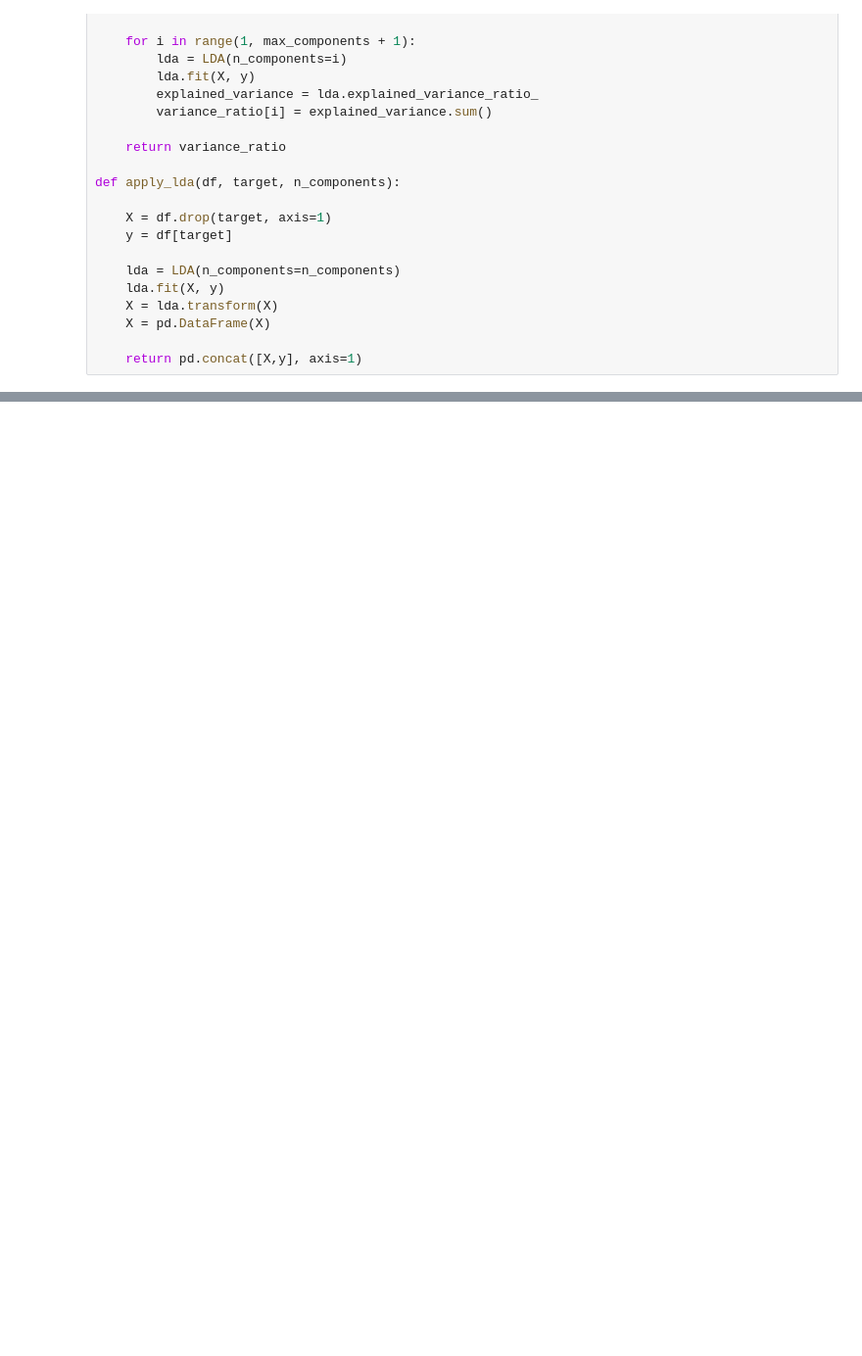
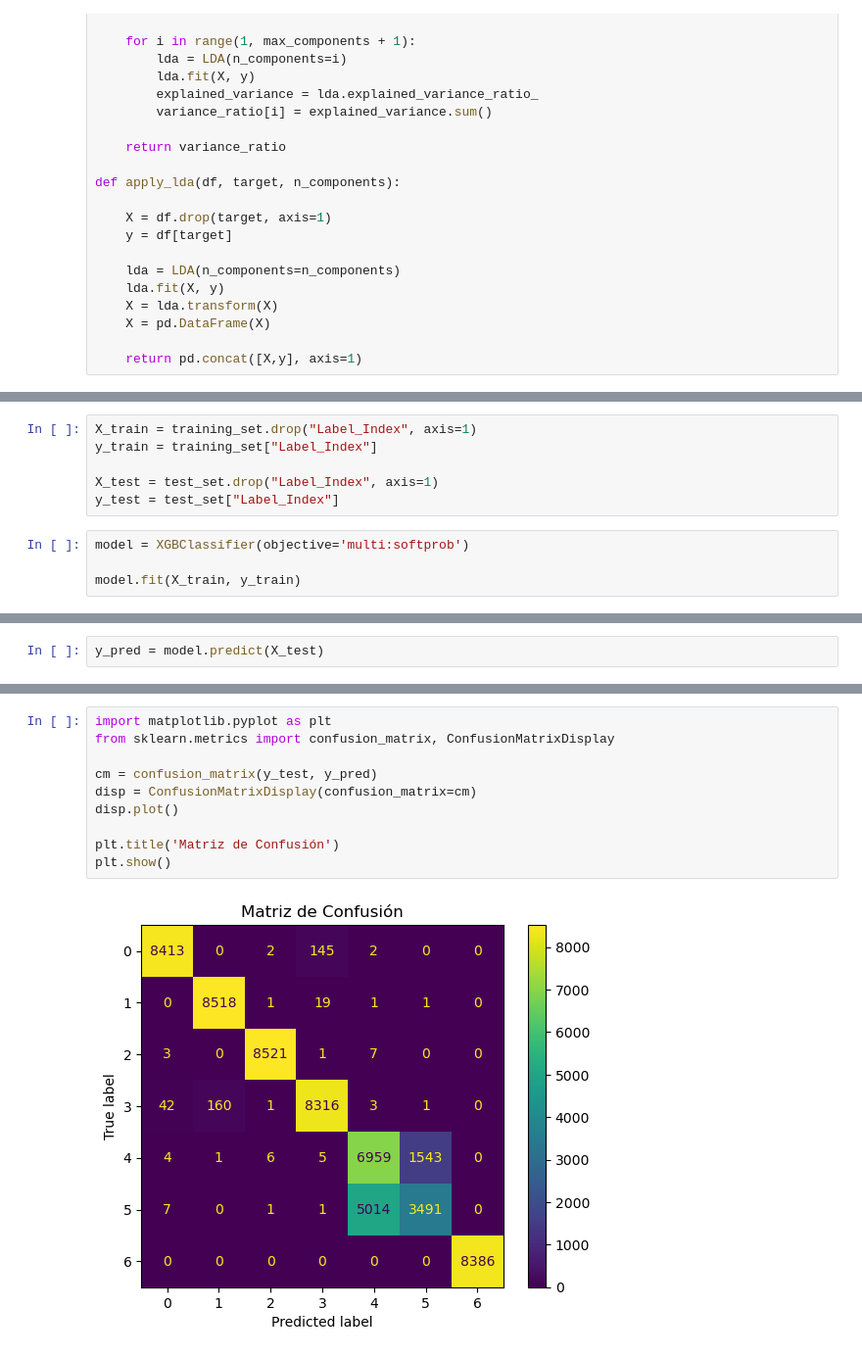
Before and after one commit to AnxoCasal/DDoS-Model-Prediction, a Jupyter notebook: Entrenamiento/IA.ipynb, the cells around one changed output, grey strips where cells are left out. Shown at 98% size. Drawn from its saved outputs; the diff is of its cells as text; blank space fills up the shorter version.

```diff
--- a/Entrenamiento/IA.ipynb
+++ b/Entrenamiento/IA.ipynb
@@ -158,0 +189,10 @@ def apply_lda(df, target, n_components):
+# %%
+X_train = training_set.drop("Label_Index", axis=1)
+y_train = training_set["Label_Index"]
+
+X_test = test_set.drop("Label_Index", axis=1)
+y_test = test_set["Label_Index"]
+# %%
+model = XGBClassifier(objective='multi:softprob')
+
+model.fit(X_train, y_train)
@@ -158,0 +211,2 @@ def apply_lda(df, target, n_components):
+# %%
+y_pred = model.predict(X_test)
@@ -158,0 +229,12 @@ def apply_lda(df, target, n_components):
+# %%
+import matplotlib.pyplot as plt
+from sklearn.metrics import confusion_matrix, ConfusionMatrixDisplay
+
+cm = confusion_matrix(y_test, y_pred)
+disp = ConfusionMatrixDisplay(confusion_matrix=cm)
+disp.plot()
+
+plt.title('Matriz de Confusión')
+plt.show()
+# %% [output]
+[figure, added]
```
Also changed, not shown: parts of 10 cells of this notebook, 1 other file.
